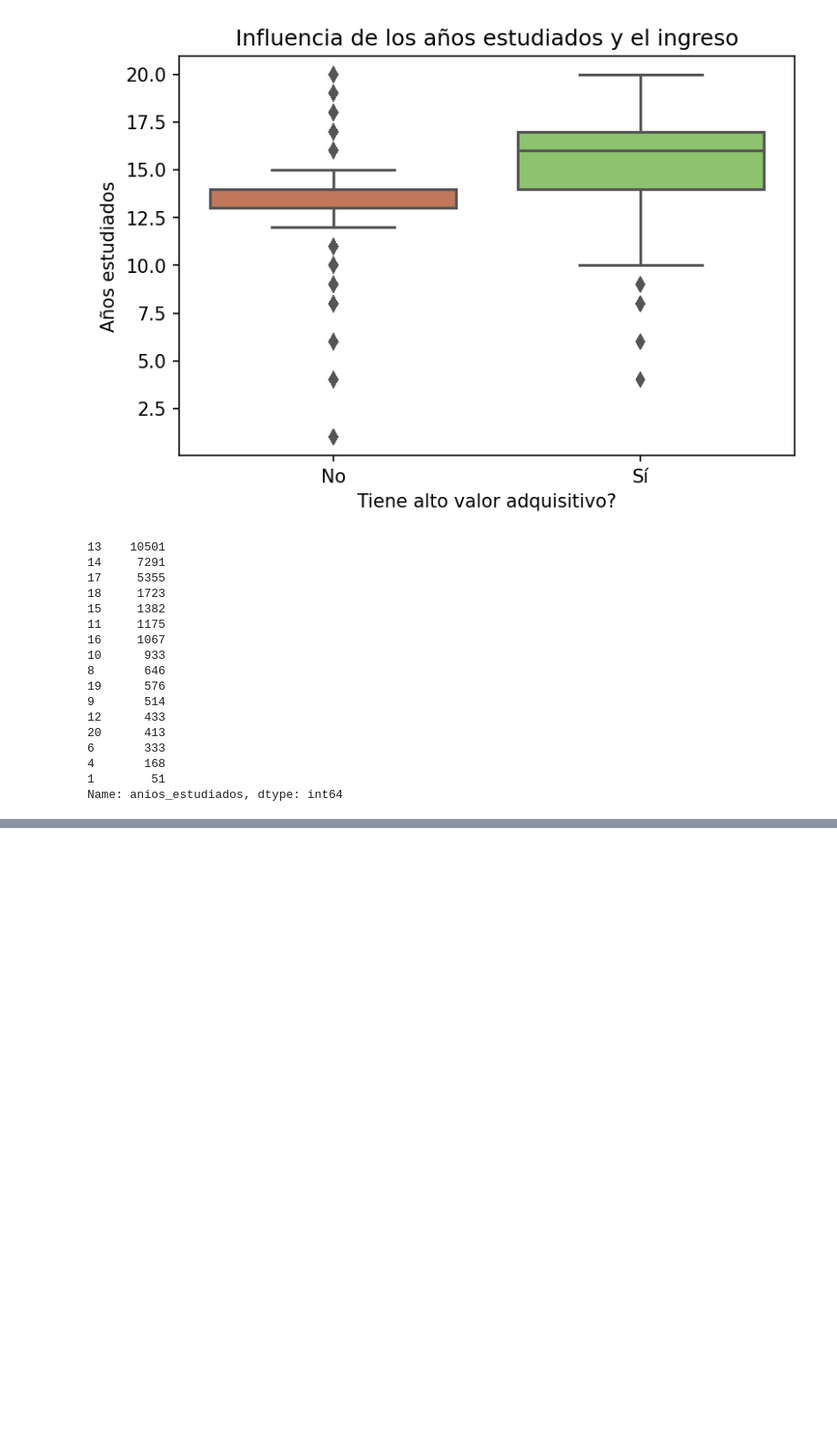
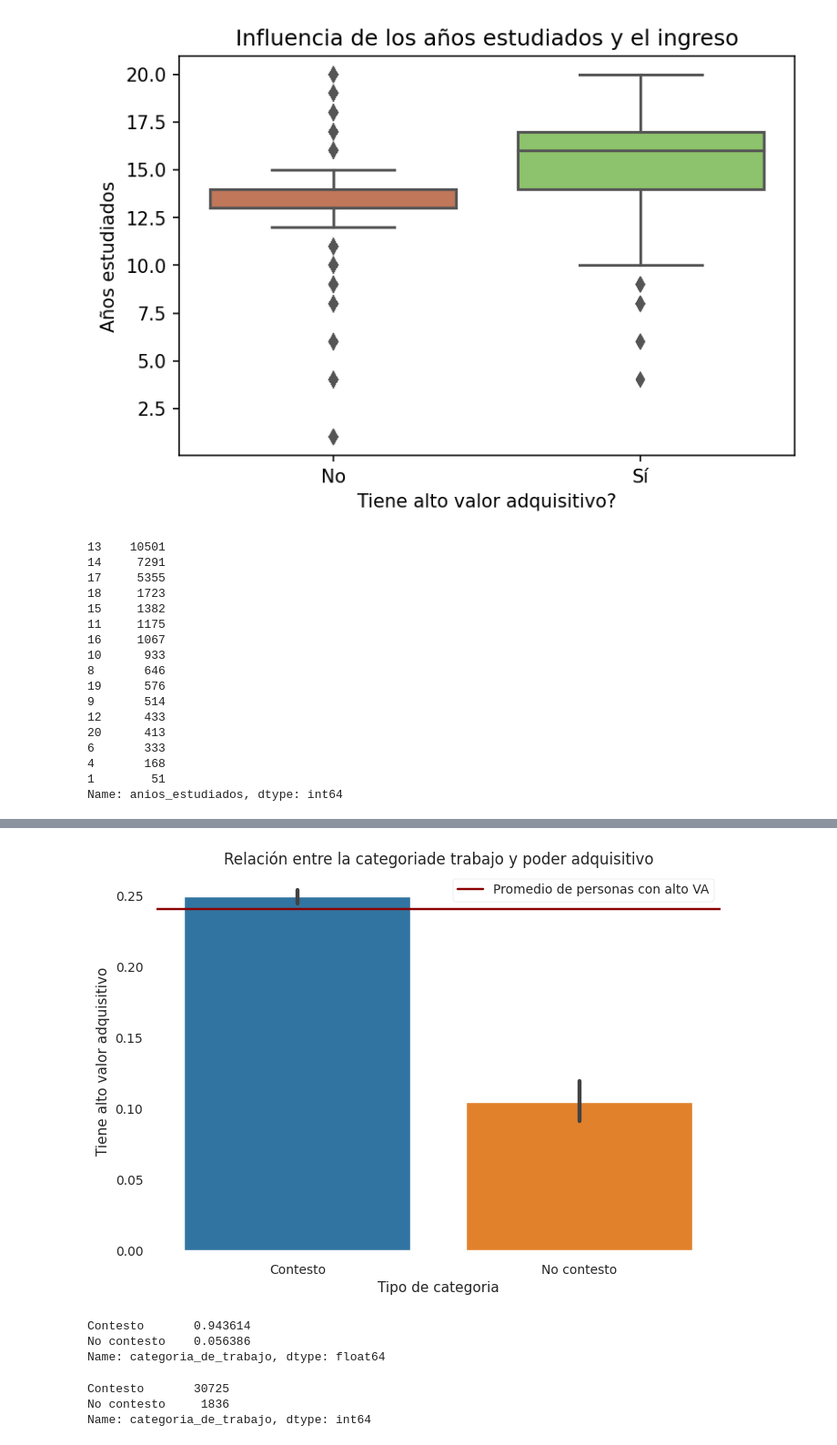
Before and after one commit to SantiValdezUlzurrun/TP-2021-1C-Organizacion-de-datos, a Jupyter notebook: TP.ipynb, the cells around one changed output, grey strips where cells are left out. Shown at 91% size. Saved outputs shown, nothing was run; the diff lists cells and outputs as text; code cells hidden in the pictures; blank space fills up the shorter version.

```diff
--- a/TP.ipynb
+++ b/TP.ipynb
@@ -119,0 +173,32 @@ Name: anios_estudiados, dtype: int64
+# %%
+df_tiene_categoria_de_trabajo = df[['categoria_de_trabajo', 'tiene_alto_valor_adquisitivo']].copy()
+df_tiene_categoria_de_trabajo['categoria_de_trabajo'] = df['categoria_de_trabajo'].notnull().apply(lambda x: 'Contesto' if x else 'No contesto')
+
+plt.figure(dpi=100)
+
+ax = sns.barplot(
+    data=df_tiene_categoria_de_trabajo,
+    x='categoria_de_trabajo',
+     y='tiene_alto_valor_adquisitivo')
+
+plt.ylabel("Tiene alto valor adquisitivo")
+plt.xlabel("Tipo de categoria")
+plt.title('Relación entre la categoriade trabajo y poder adquisitivo')
+prom = df['tiene_alto_valor_adquisitivo'].mean()
+plt.axhline(prom, color="darkred", label="Promedio de personas con alto VA")
+plt.legend()
+plt.show()
+# %% [output]
+[figure, added]
+# %%
+df_tiene_categoria_de_trabajo['categoria_de_trabajo'].value_counts(normalize=True)
+# %% [output]
+Contesto       0.943614
+No contesto    0.056386
+Name: categoria_de_trabajo, dtype: float64
+# %%
+df_tiene_categoria_de_trabajo['categoria_de_trabajo'].value_counts()
+# %% [output]
+Contesto       30725
+No contesto     1836
+Name: categoria_de_trabajo, dtype: int64
```
Also changed, not shown: parts of 4 cells of this notebook, 1 other file.
